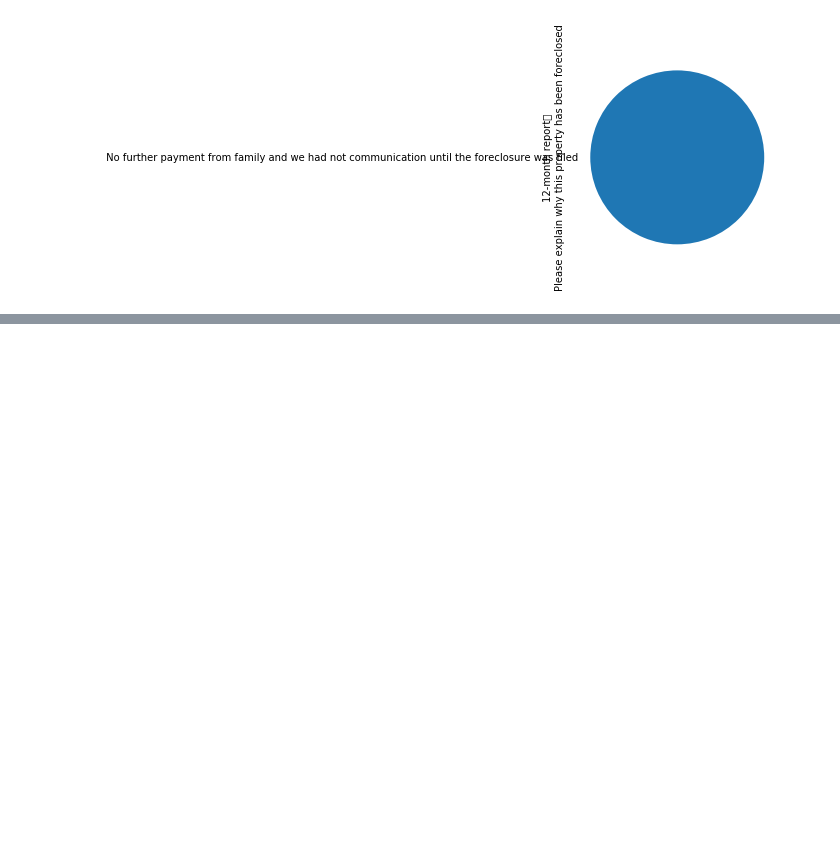
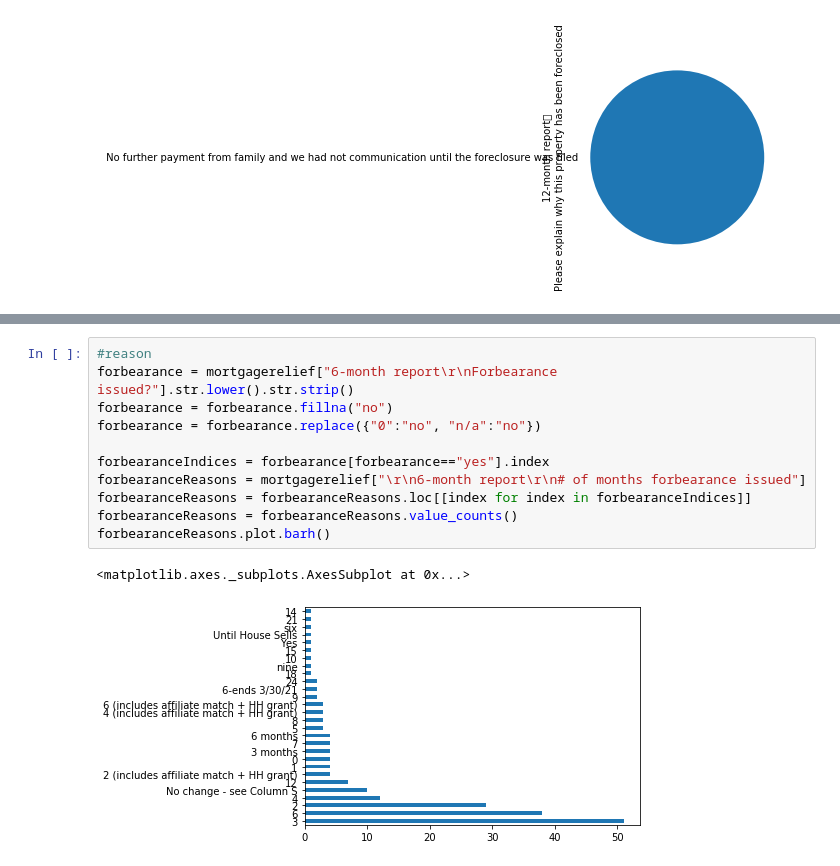
Before and after one commit to leahmealey/Mortgage-Relief-Infographic, a Jupyter notebook: Jake's Version of Mortgage Data.ipynb, the cells around one changed output, grey strips where cells are left out. Drawn from its saved outputs; the diff is of its cells as text; blank space fills up the shorter version.

```diff
--- a/Jake's Version of Mortgage Data.ipynb
+++ b/Jake's Version of Mortgage Data.ipynb
@@ -138,0 +159,14 @@ Index(['Affiliate', 'ID', 'Loan No', 'Street Address\r\n(ex: 1234 Five Lane)',
+# %%
+#reason
+forbearance = mortgagerelief["6-month report\r\nForbearance issued?"].str.lower().str.strip()
+forbearance = forbearance.fillna("no")
+forbearance = forbearance.replace({"0":"no", "n/a":"no"})
+
+forbearanceIndices = forbearance[forbearance=="yes"].index
+forbearanceReasons = mortgagerelief["\r\n6-month report\r\n# of months forbearance issued"]
+forbearanceReasons = forbearanceReasons.loc[[index for index in forbearanceIndices]]
+forbearanceReasons = forbearanceReasons.value_counts()
+forbearanceReasons.plot.barh()
+# %% [output]
+<matplotlib.axes._subplots.AxesSubplot at 0x...>
+[figure, added]
```
Also changed, not shown: parts of 7 cells of this notebook.
